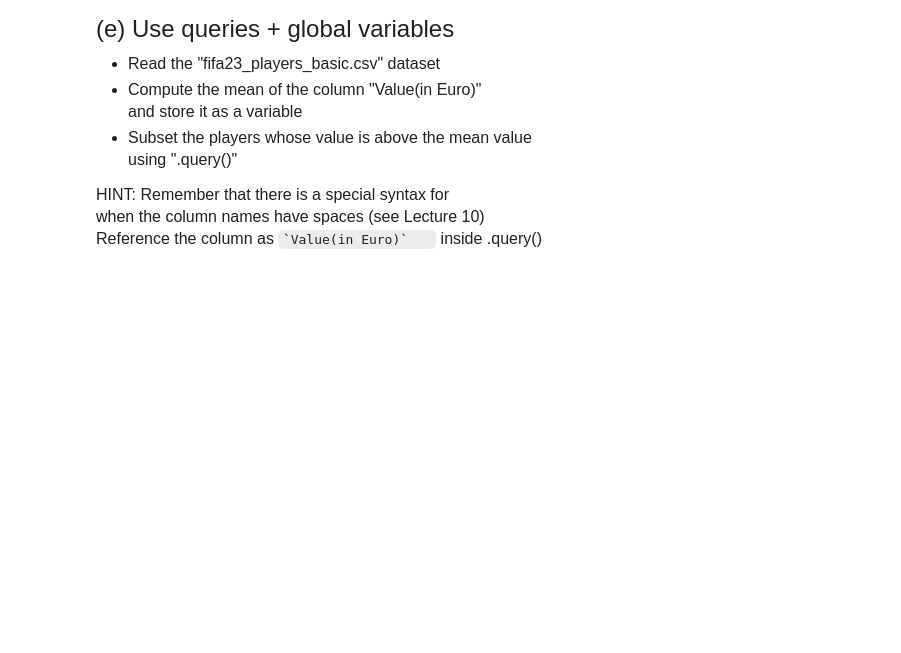
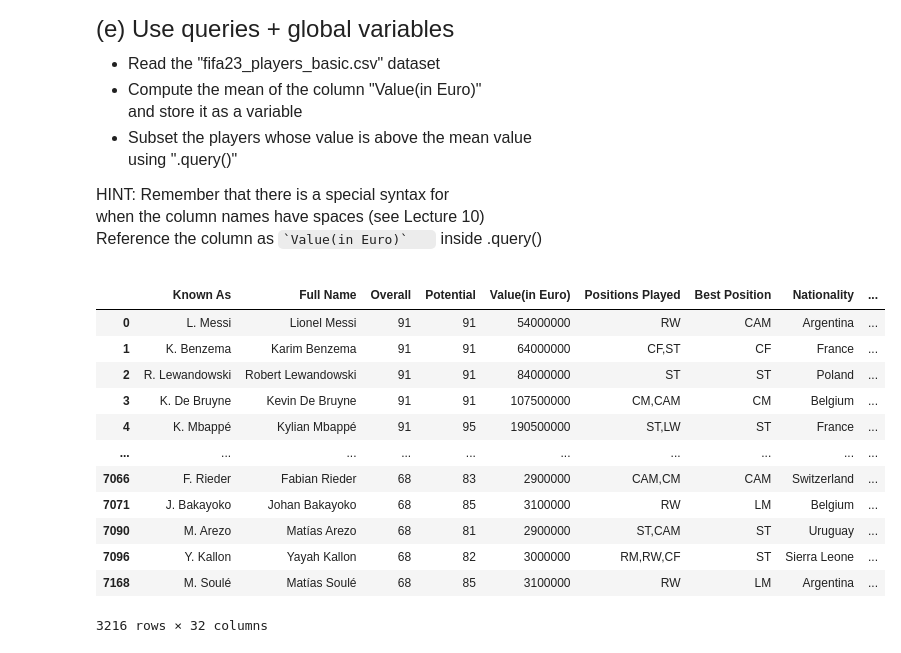
Before and after one commit to shriyai/qtm151spring2024, a Jupyter notebook: assignment6/assignment6.ipynb, the cells around one changed output. Saved outputs shown, nothing was run; the diff lists cells and outputs as text; code cells hidden in the pictures; blank space fills up the shorter version.

```diff
--- a/assignment6/assignment6.ipynb
+++ b/assignment6/assignment6.ipynb
@@ -108,2 +188,24 @@
+# %%
+# Write your own code
+
+fifa23 = pd.read_csv("data/fifa23_players_basic.csv")
+
+fifa23_meanvalue = np.mean(fifa23["Value(in Euro)"])
+
+fifa23.query("`Value(in Euro)` > @fifa23_meanvalue")
+# %% [output]
+|  | Known As | Full Name | Overall | Potential | Value(in Euro) | Positions Played | Best Position | Nationality | ... |
+| 0 | L. Messi | Lionel Messi | 91 | 91 | 54000000 | RW | CAM | Argentina | ... |
+| 1 | K. Benzema | Karim Benzema | 91 | 91 | 64000000 | CF,ST | CF | France | ... |
+| 2 | R. Lewandowski | Robert Lewandowski | 91 | 91 | 84000000 | ST | ST | Poland | ... |
+| 3 | K. De Bruyne | Kevin De Bruyne | 91 | 91 | 107500000 | CM,CAM | CM | Belgium | ... |
+| 4 | K. Mbappé | Kylian Mbappé | 91 | 95 | 190500000 | ST,LW | ST | France | ... |
+| ... | ... | ... | ... | ... | ... | ... | ... | ... | ... |
+| 7066 | F. Rieder | Fabian Rieder | 68 | 83 | 2900000 | CAM,CM | CAM | Switzerland | ... |
+| 7071 | J. Bakayoko | Johan Bakayoko | 68 | 85 | 3100000 | RW | LM | Belgium | ... |
+| 7090 | M. Arezo | Matías Arezo | 68 | 81 | 2900000 | ST,CAM | ST | Uruguay | ... |
+| 7096 | Y. Kallon | Yayah Kallon | 68 | 82 | 3000000 | RM,RW,CF | ST | Sierra Leone | ... |
+| 7168 | M. Soulé | Matías Soulé | 68 | 85 | 3100000 | RW | LM | Argentina | ... |
+3216 rows × 32 columns
 # %% [markdown]
 <font size = "5">
```
Also changed, not shown: parts of 11 cells of this notebook, 1 other file.
